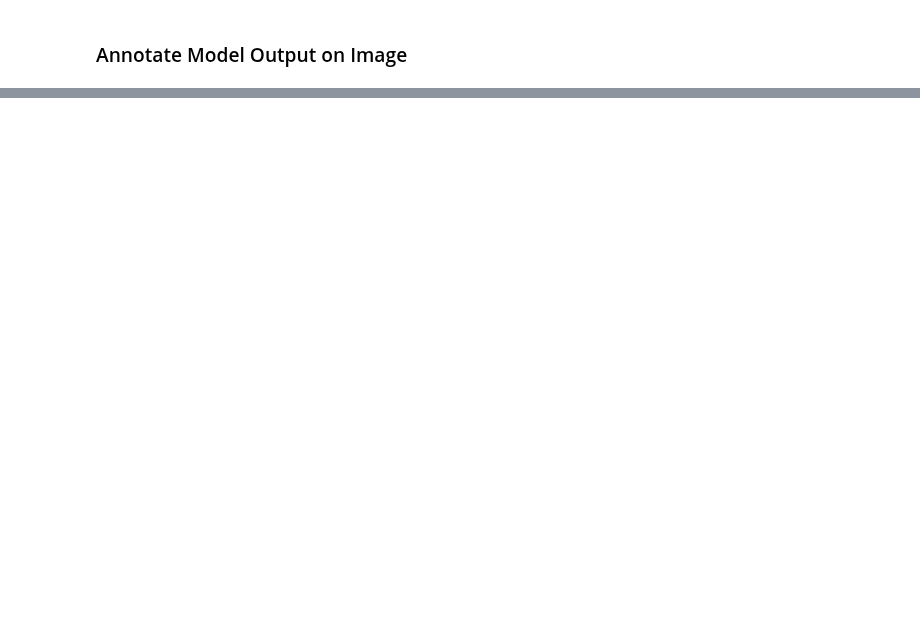
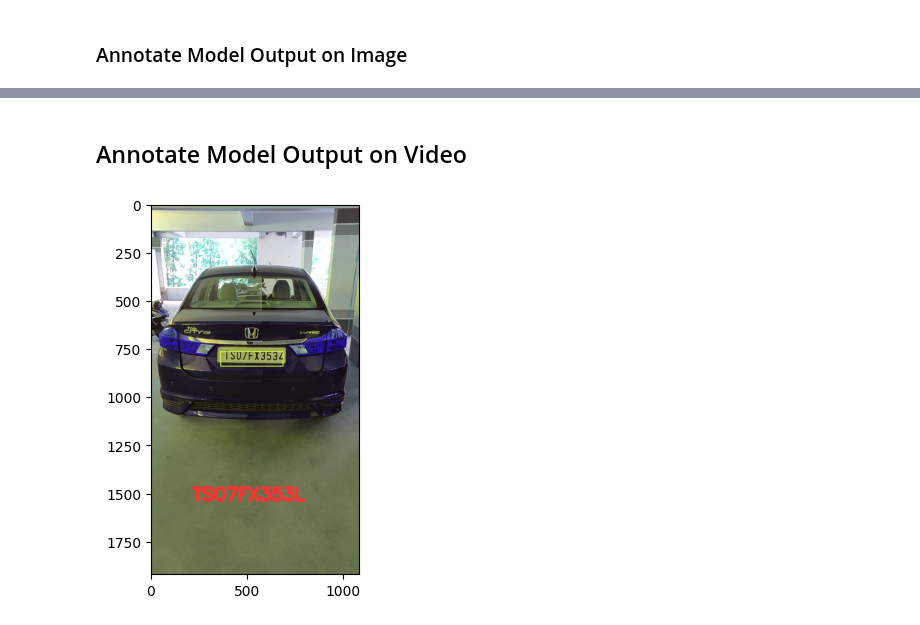
Before and after one commit to georgia-tech-db/license-plate-recognition, a Jupyter notebook: README.ipynb, the cells around one changed output, grey strips where cells are left out. Drawn from its saved outputs; the diff is of its cells as text; code cells hidden in the pictures; blank space fills up the shorter version.

```diff
--- a/README.ipynb
+++ b/README.ipynb
@@ -293,0 +327,2 @@ annotate_image_ocr(dataframe, 'ezgif-frame-001.jpg', frame_id = 5)
+# %% [markdown]
+## Annotate Model Output on Video
@@ -293,0 +387,5 @@ annotate_image_ocr(dataframe, 'ezgif-frame-001.jpg', frame_id = 5)
+# %%
+dataframe2 = response2.batch.frames
+annotate_video(dataframe2, "video12.mp4")
+# %% [output]
+[figure, added]
```
Also changed, not shown: parts of 7 cells of this notebook, 7 other files.
